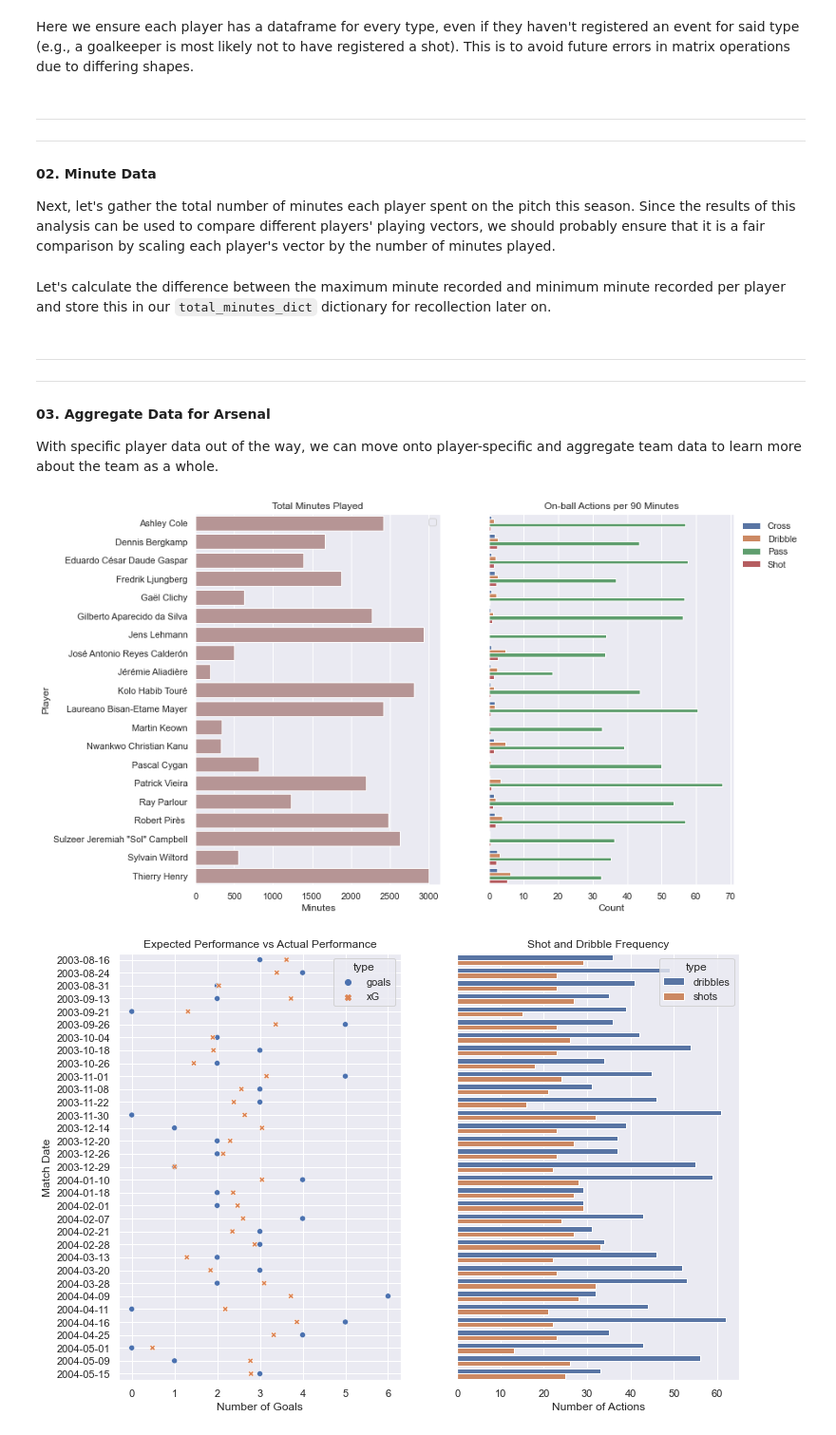
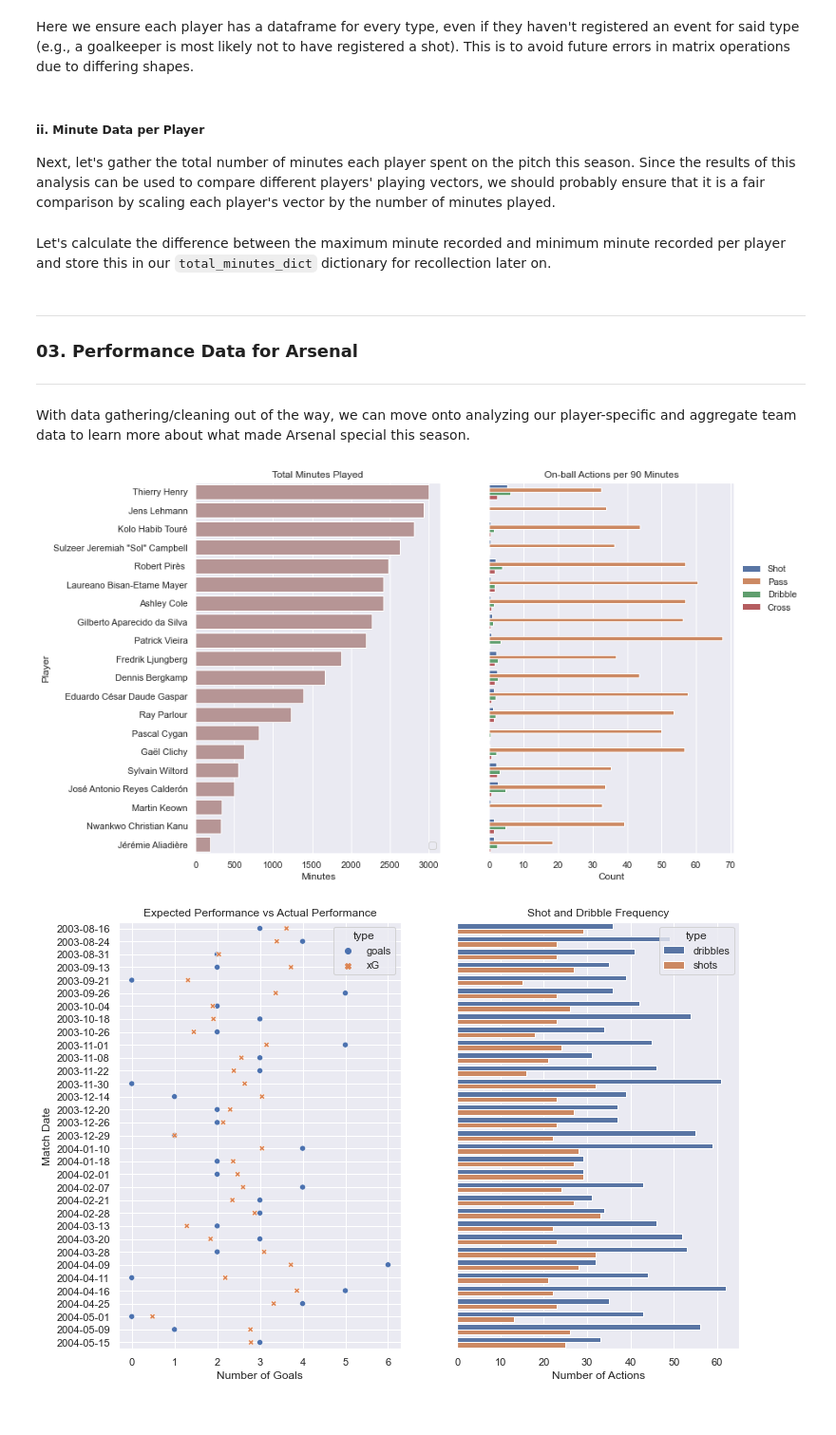
Before and after one commit to lucas-nelson-uiuc/stat430_unsupervised_project, a Jupyter notebook: soccer_project.ipynb, the cells around one changed output. Shown at 95% size. Cells and saved outputs as stored; diff of their text form; code cells hidden in the pictures.

```diff
--- a/soccer_project.ipynb
+++ b/soccer_project.ipynb
@@ -197,10 +205,7 @@ for player in player_dict:
                 'pass_cross', 'shot_statsbomb_xg', 'minute', 'second',
                 'location_x', 'location_y', 'pass_end_x', 'pass_end_y']
 # %% [markdown]
----
----
-
-#### 02. Minute Data
+##### ii. Minute Data per Player
 
 Next, let's gather the total number of minutes each player spent on the pitch this season. Since the results of this analysis can be used to compare different players' playing vectors, we should probably ensure that it is a fair comparison by scaling each player's vector by the number of minutes played.
 # %%
@@ -216,35 +221,36 @@ total_minutes_df = pd.DataFrame(time_per_match['minute']['max'] - time_per_match
 total_minutes_dict = total_minutes_df.to_dict()
 # %% [markdown]
 ---
+
+### 03. Performance Data for Arsenal
+
 ---
 
-#### 03. Aggregate Data for Arsenal
-
-With specific player data out of the way, we can move onto player-specific and aggregate team data to learn more about the team as a whole.
+With data gathering/cleaning out of the way, we can move onto analyzing our player-specific and aggregate team data to learn more about what made Arsenal special this season.
 # %%
 f, axs = plt.subplots(nrows=1, ncols=2, sharey=True)
-sns_df = master_df.groupby(['player', 'type']).agg({'location_x':'count'}).rename(columns={'location_x':'count'}).reset_index()
-sns_upgrade_df = pd.merge(
-    sns_df,
-    total_minutes_df.reset_index('match_id', drop=True).groupby('player').sum().reset_index(),
-    on='player'
-)
-sns_upgrade_df['per_90'] = sns_upgrade_df['count'] * 90 / sns_upgrade_df['minutes']
+# sns_df = master_df.groupby(['player', 'type']).agg({'location_x':'count'}).rename(columns={'location_x':'count'}).reset_index()
+# sns_upgrade_df = pd.merge(
+#     sns_df,
+#     total_minutes_df.reset_index('match_id', drop=True).groupby('player').sum().reset_index(),
+#     on='player'
+# )
+# sns_upgrade_df['per_90'] = sns_upgrade_df['count'] * 90 / sns_upgrade_df['minutes']
 
-sns.barplot(y='player', x='minutes', color='rosybrown', data=sns_upgrade_df, ax=axs[0])
-sns.barplot(y='player', x='per_90', hue='type', data=sns_upgrade_df, ax=axs[1])
+sns.barplot(y='player', x='minutes', color='rosybrown', data=sns_upgrade_df.sort_values('minutes', ascending=False), ax=axs[0])
+sns.barplot(y='player', x='per_90', hue='type', data=sns_upgrade_df.sort_values('minutes', ascending=False), ax=axs[1])
 
 axs[0].set_title('Total Minutes Played')
 axs[1].set_title('On-ball Actions per 90 Minutes')
 axs[0].set_xlabel('Minutes')
 axs[1].set_xlabel('Count')
 axs[0].set_ylabel('Player')
 axs[1].set_ylabel('')
 axs[0].legend([])
-axs[1].legend(bbox_to_anchor=(1,1), frameon=False)
+axs[1].legend(bbox_to_anchor=(1,0.8), frameon=False)
 plt.show()
 # %% [output]
-[figure, old version]
+[figure, new version]
 # %%
 arsenal_summary_statistics = pd.concat([
     pf.gather_team_data(idx, sb.events(match_id=idx))
```
Also changed, not shown: parts of 22 cells of this notebook.
